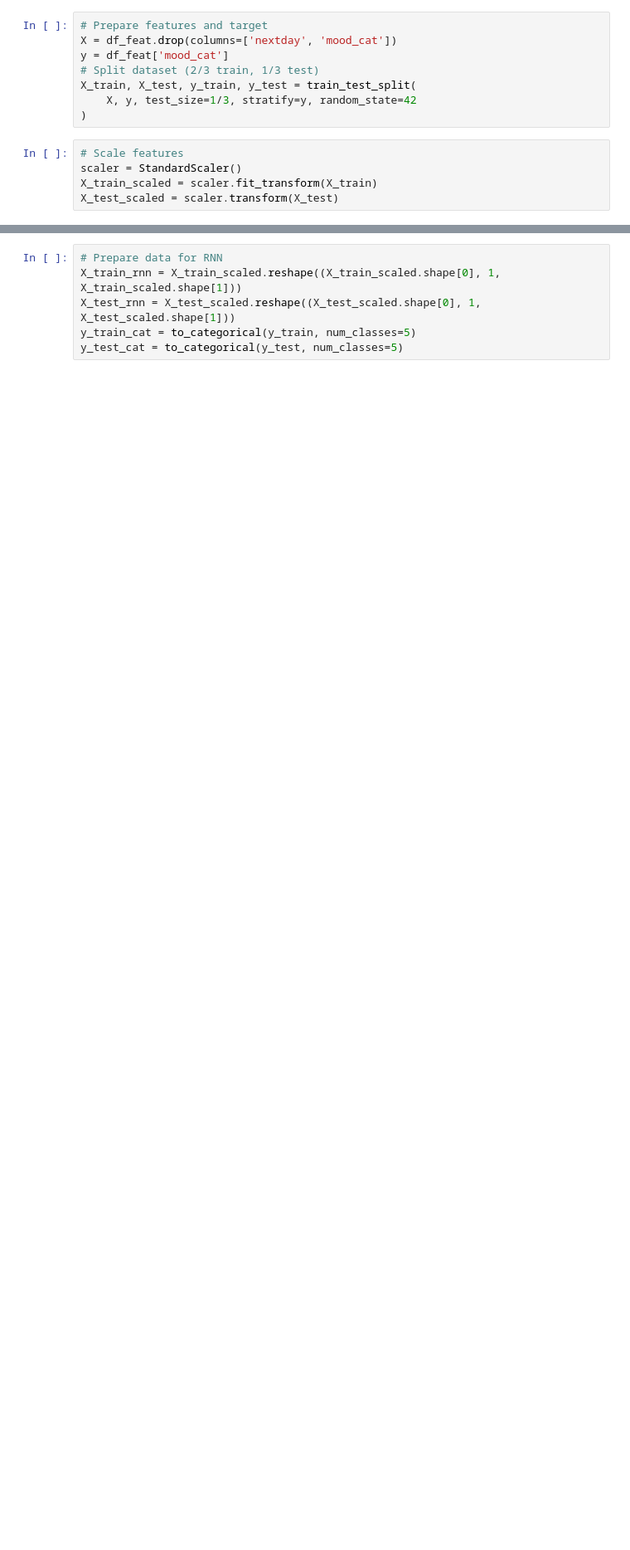
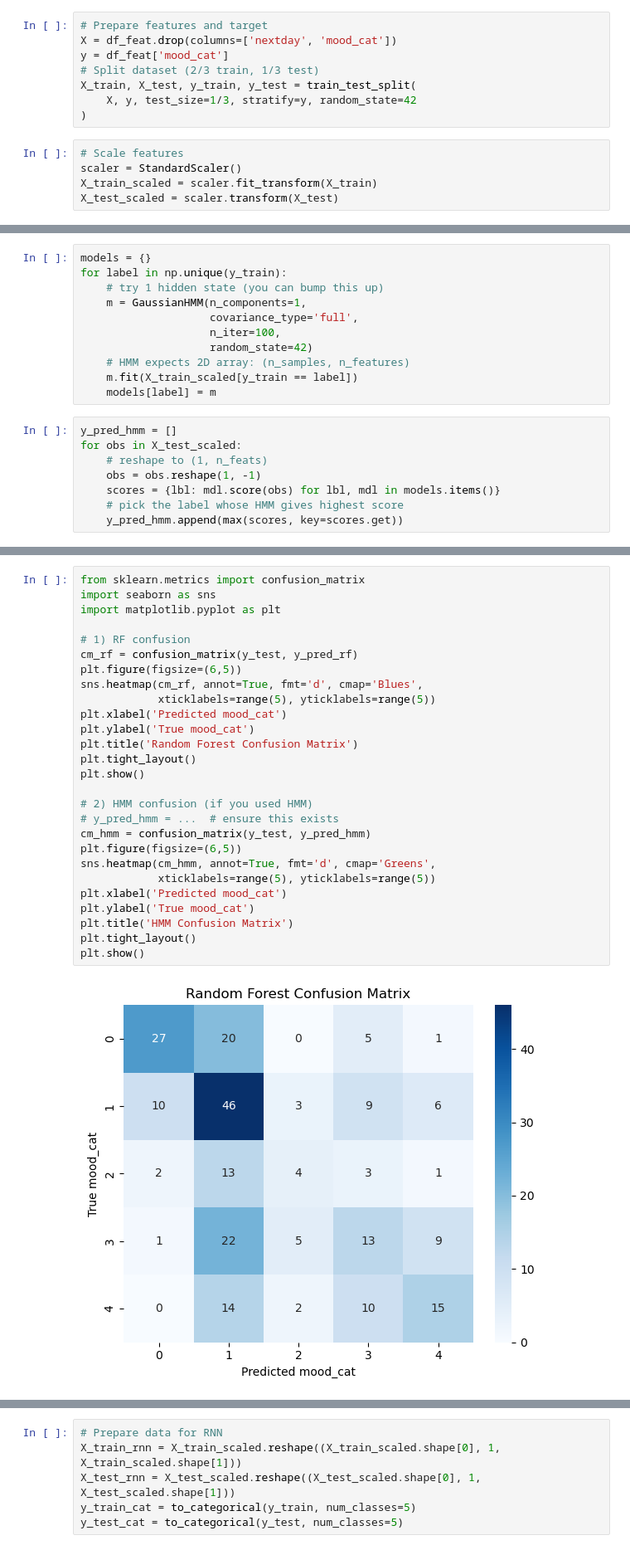
Before and after one commit to PietPjotr/DMT1, a Jupyter notebook: classification.ipynb, the cells around one changed output, grey strips where cells are left out. Shown at 83% size. Cells and saved outputs as stored; diff of their text form; blank space fills up the shorter version.

Commit message:
classification -> - mood-category plots - confusion matrix

```diff
--- a/classification.ipynb
+++ b/classification.ipynb
@@ -50,0 +92,19 @@ print(classification_report(y_test, y_pred_rf))
+# %%
+models = {}
+for label in np.unique(y_train):
+    # try 1 hidden state (you can bump this up)
+    m = GaussianHMM(n_components=1,
+                    covariance_type='full',
+                    n_iter=100,
+                    random_state=42)
+    # HMM expects 2D array: (n_samples, n_features)
+    m.fit(X_train_scaled[y_train == label])
+    models[label] = m
+# %%
+y_pred_hmm = []
+for obs in X_test_scaled:
+    # reshape to (1, n_feats)
+    obs = obs.reshape(1, -1)
+    scores = {lbl: mdl.score(obs) for lbl, mdl in models.items()}
+    # pick the label whose HMM gives highest score
+    y_pred_hmm.append(max(scores, key=scores.get))
@@ -50,0 +127,29 @@ print(classification_report(y_test, y_pred_rf))
+# %%
+from sklearn.metrics import confusion_matrix
+import seaborn as sns
+import matplotlib.pyplot as plt
+
+# 1) RF confusion
+cm_rf = confusion_matrix(y_test, y_pred_rf)
+plt.figure(figsize=(6,5))
+sns.heatmap(cm_rf, annot=True, fmt='d', cmap='Blues',
+            xticklabels=range(5), yticklabels=range(5))
+plt.xlabel('Predicted mood_cat')
+plt.ylabel('True mood_cat')
+plt.title('Random Forest Confusion Matrix')
+plt.tight_layout()
+plt.show()
+
+# 2) HMM confusion (if you used HMM)
+# y_pred_hmm = ...  # ensure this exists
+cm_hmm = confusion_matrix(y_test, y_pred_hmm)
+plt.figure(figsize=(6,5))
+sns.heatmap(cm_hmm, annot=True, fmt='d', cmap='Greens',
+            xticklabels=range(5), yticklabels=range(5))
+plt.xlabel('Predicted mood_cat')
+plt.ylabel('True mood_cat')
+plt.title('HMM Confusion Matrix')
+plt.tight_layout()
+plt.show()
+# %% [output]
+[figure, added]
```
Also changed, not shown: parts of 12 cells of this notebook.
